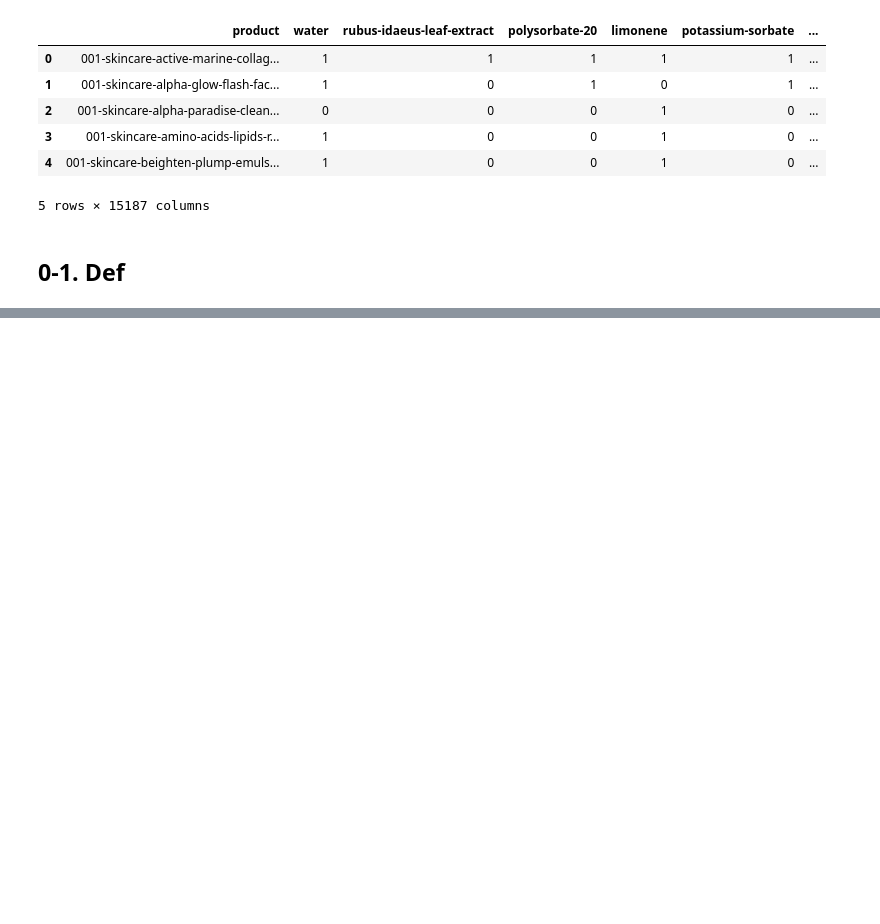
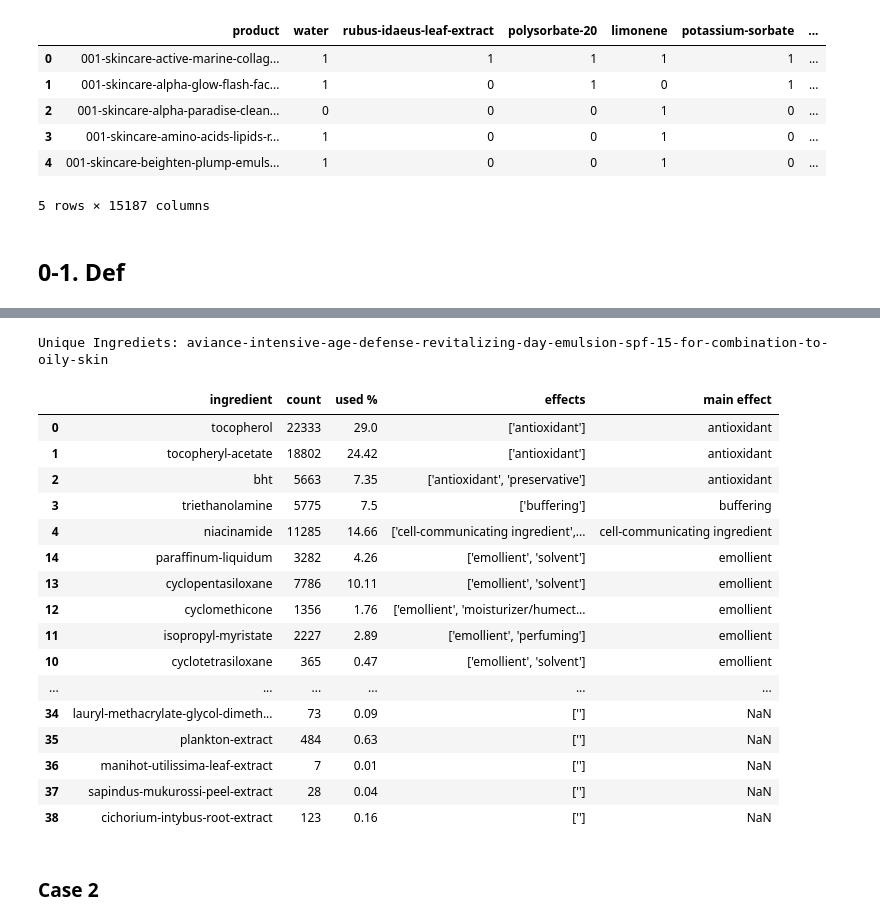
Before and after one commit to zb-dss-offline-1th/ml-repo-02, a Jupyter notebook: Sim_Test_Outline.ipynb, the cells around one changed output, grey strips where cells are left out. Drawn from its saved outputs; the diff is of its cells as text; code cells hidden in the pictures; blank space fills up the shorter version.

```diff
--- a/Sim_Test_Outline.ipynb
+++ b/Sim_Test_Outline.ipynb
@@ -131,0 +290,24 @@ test_type[test_type['product'].str.contains('vitamin-c')]
+# %%
+print(f'Unique Ingrediets: {a2name}')
+ing_df(unique2)
+# %% [output]
+Unique Ingrediets: aviance-intensive-age-defense-revitalizing-day-emulsion-spf-15-for-combination-to-oily-skin
+|  | ingredient | count | used % | effects | main effect |
+| 0 | tocopherol | 22333 | 29.0 | ['antioxidant'] | antioxidant |
+| 1 | tocopheryl-acetate | 18802 | 24.42 | ['antioxidant'] | antioxidant |
+| 2 | bht | 5663 | 7.35 | ['antioxidant', 'preservative'] | antioxidant |
+| 3 | triethanolamine | 5775 | 7.5 | ['buffering'] | buffering |
+| 4 | niacinamide | 11285 | 14.66 | ['cell-communicating ingredient',... | cell-communicating ingredient |
+| 14 | paraffinum-liquidum | 3282 | 4.26 | ['emollient', 'solvent'] | emollient |
+| 13 | cyclopentasiloxane | 7786 | 10.11 | ['emollient', 'solvent'] | emollient |
+| 12 | cyclomethicone | 1356 | 1.76 | ['emollient', 'moisturizer/humect... | emollient |
+| 11 | isopropyl-myristate | 2227 | 2.89 | ['emollient', 'perfuming'] | emollient |
+| 10 | cyclotetrasiloxane | 365 | 0.47 | ['emollient', 'solvent'] | emollient |
+| ... | ... | ... | ... | ... | ... |
+| 34 | lauryl-methacrylate-glycol-dimeth... | 73 | 0.09 | [''] | NaN |
+| 35 | plankton-extract | 484 | 0.63 | [''] | NaN |
+| 36 | manihot-utilissima-leaf-extract | 7 | 0.01 | [''] | NaN |
+| 37 | sapindus-mukurossi-peel-extract | 28 | 0.04 | [''] | NaN |
+| 38 | cichorium-intybus-root-extract | 123 | 0.16 | [''] | NaN |
+# %% [markdown]
+### Case 2
```
Also changed, not shown: parts of 73 cells of this notebook, 3 other files.
